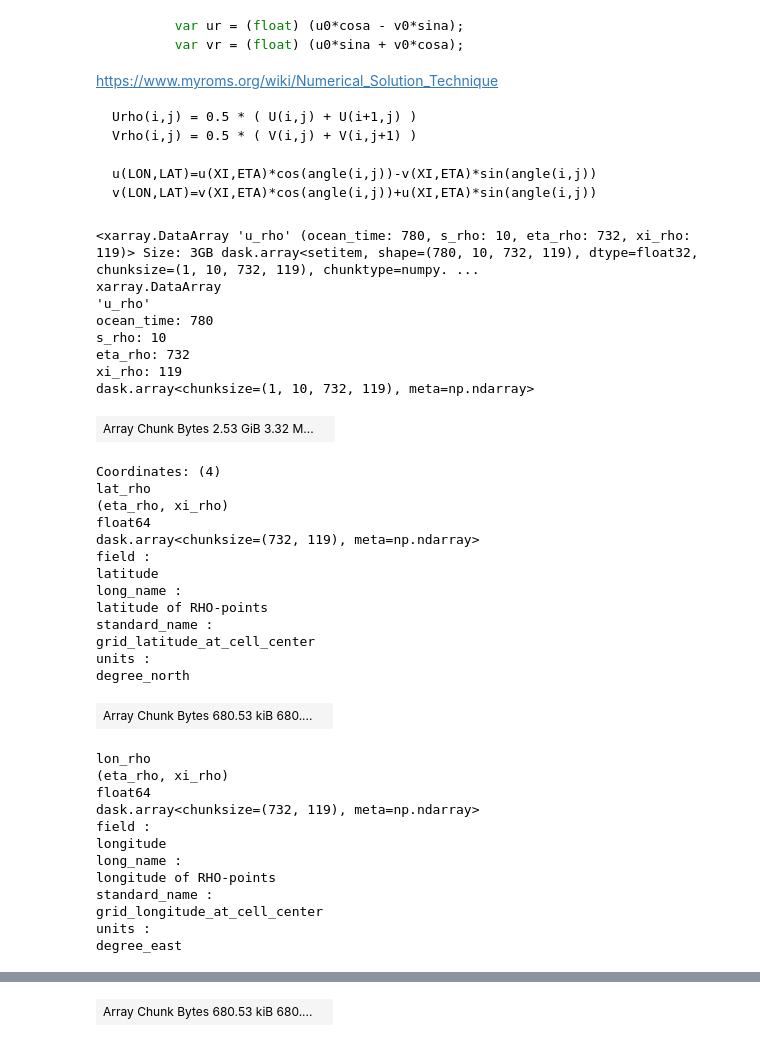
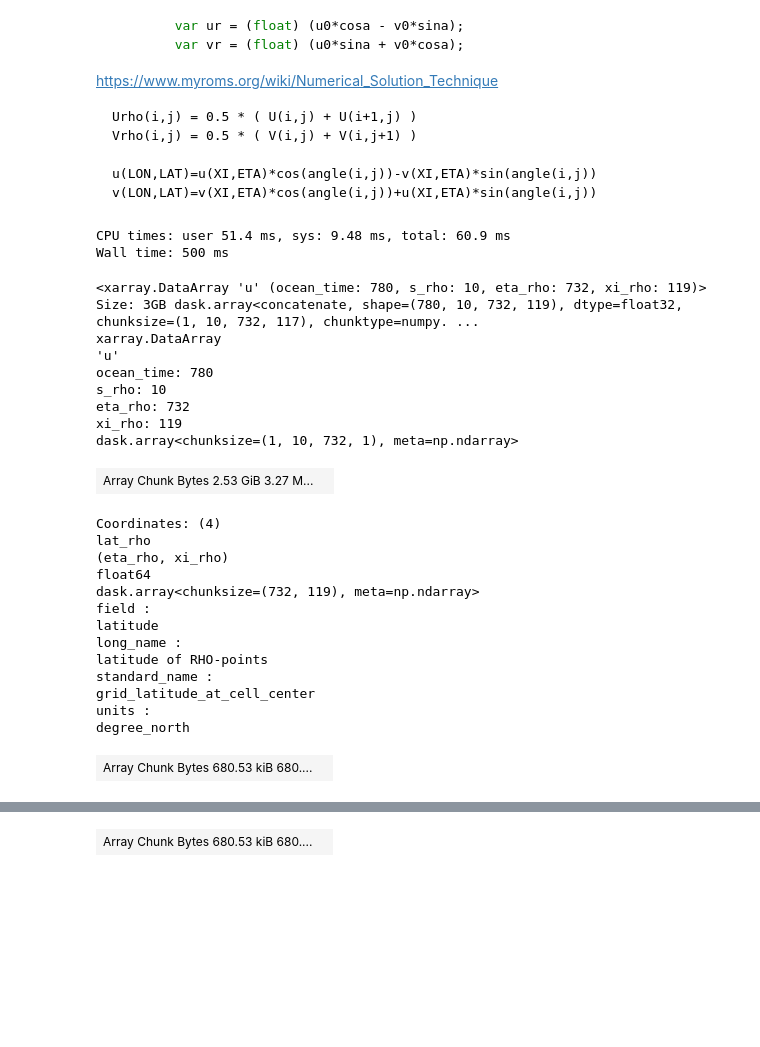
Before and after one commit to mpiannucci/ocean-notebooks, a Jupyter notebook: dbofs_best_s3_angle.ipynb, the cells around one changed output, grey strips where cells are left out. Drawn from its saved outputs; the diff is of its cells as text; code cells hidden in the pictures; blank space fills up the shorter version.

````diff
--- a/dbofs_best_s3_angle.ipynb
+++ b/dbofs_best_s3_angle.ipynb
@@ -76,60 +77,57 @@ u(LON,LAT)=u(XI,ETA)*cos(angle(i,j))-v(XI,ETA)*sin(angle(i,j))
 v(LON,LAT)=v(XI,ETA)*cos(angle(i,j))+u(XI,ETA)*sin(angle(i,j))
 ```
 # %%
+%%time
+
 u = ds.u
 
-u_rho = ds.temp
+u_rho = ds.temp.copy()
 u_rho.name = 'u_rho'
 u_rho.attrs['field'] = u.attrs['field']
 u_rho.attrs['units'] = u.attrs['units']
 u_rho.attrs['standard_name'] = u.attrs['standard_name']
 u_rho.attrs['long_name'] = u.attrs['long_name']
 
 # Have to rename the dimensions to match the rho grid, otherwise
 # xarray will refuse
 u_renamed = u.rename({
     'xi_u': 'xi_rho',
-    'eta_u': 'eta_rho'
+    'eta_u': 'eta_rho',
+    'lat_u': 'lat_rho',
+    'lon_u': 'lon_rho',
 })
 
-u_rho[dict(xi_rho=slice(1, -1))] = 0.5 * (u_renamed[dict(xi_rho=slice(0, -1))] + u_renamed[dict(xi_rho=slice(1, None))])
-u_rho[dict(xi_rho=0)] = u_renamed[dict(xi_rho=0)]
-u_rho[dict(xi_rho=-1)] = u_renamed[dict(xi_rho=-1)]
+u_center = 0.5 * (u_renamed.loc[dict(xi_rho=slice(0, -1))] + u_renamed.loc[dict(xi_rho=slice(1, None))])
+u_first = u_renamed.loc[dict(xi_rho=0)]
+u_last = u_renamed.loc[dict(xi_rho=-1)]
+u_rho = xr.concat([u_first, u_center, u_last], dim='xi_rho', coords='minimal', compat='override')
+u_rho['lat_rho'] = ds.lat_rho
+u_rho['lon_rho'] = ds.lon_rho
 
 u_rho
 # %% [output]
-<xarray.DataArray 'u_rho' (ocean_time: 780, s_rho: 10, eta_rho: 732, xi_rho: 119)> Size: 3GB dask.array<setitem, shape=(780, 10, 732, 119), dtype=float32, chunksize=(1, 10, 732, 119), chunktype=numpy. ...
-xarray.DataArray
-'u_rho'
-ocean_time: 780
-s_rho: 10
-eta_rho: 732
-xi_rho: 119
-dask.array<chunksize=(1, 10, 732, 119), meta=np.ndarray>
+CPU times: user 51.4 ms, sys: 9.48 ms, total: 60.9 ms
+Wall time: 500 ms
+<xarray.DataArray 'u' (ocean_time: 780, s_rho: 10, eta_rho: 732, xi_rho: 119)> Size: 3GB dask.array<concatenate, shape=(780, 10, 732, 119), dtype=float32, chunksize=(1, 10, 732, 117), chunktype=numpy. ...
+xarray.DataArray
+'u'
+ocean_time: 780
+s_rho: 10
+eta_rho: 732
+xi_rho: 119
+dask.array<chunksize=(1, 10, 732, 1), meta=np.ndarray>
-| Array Chunk Bytes 2.53 GiB 3.32 M... |  |
+| Array Chunk Bytes 2.53 GiB 3.27 M... |  |
-Coordinates: (4)
-lat_rho
-(eta_rho, xi_rho)
-float64
-dask.array<chunksize=(732, 119), meta=np.ndarray>
-field :
-latitude
-long_name :
-latitude of RHO-points
-standard_name :
-grid_latitude_at_cell_center
-units :
-degree_north
+Coordinates: (4)
+lat_rho
+(eta_rho, xi_rho)
+float64
+dask.array<chunksize=(732, 119), meta=np.ndarray>
+field :
+latitude
+long_name :
+latitude of RHO-points
+standard_name :
+grid_latitude_at_cell_center
+units :
+degree_north
 | Array Chunk Bytes 680.53 kiB 680.... |  |
-lon_rho
-(eta_rho, xi_rho)
-float64
-dask.array<chunksize=(732, 119), meta=np.ndarray>
-field :
-longitude
-long_name :
-longitude of RHO-points
-standard_name :
-grid_longitude_at_cell_center
-units :
-degree_east
````
Also changed, not shown: parts of 5 cells of this notebook.
